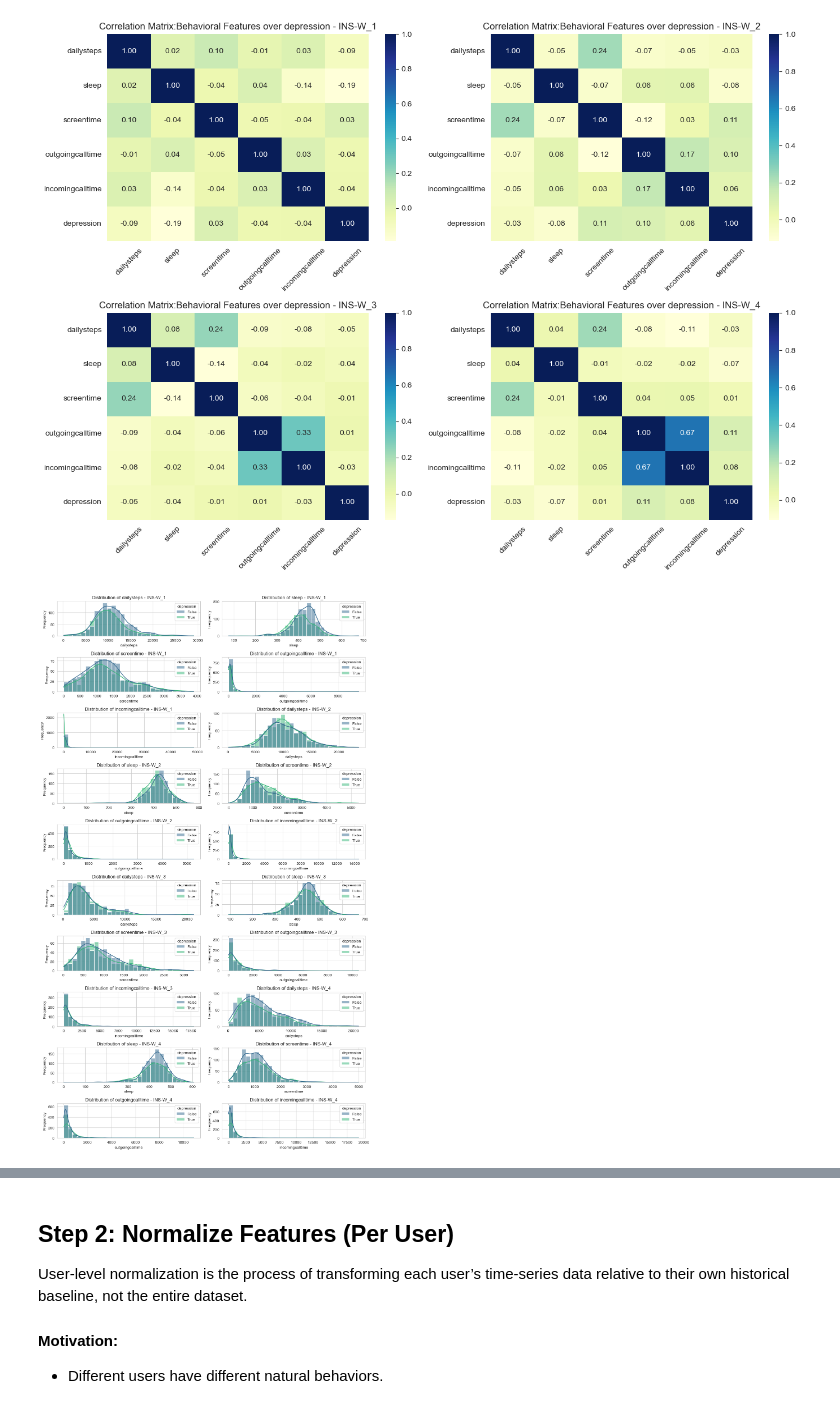
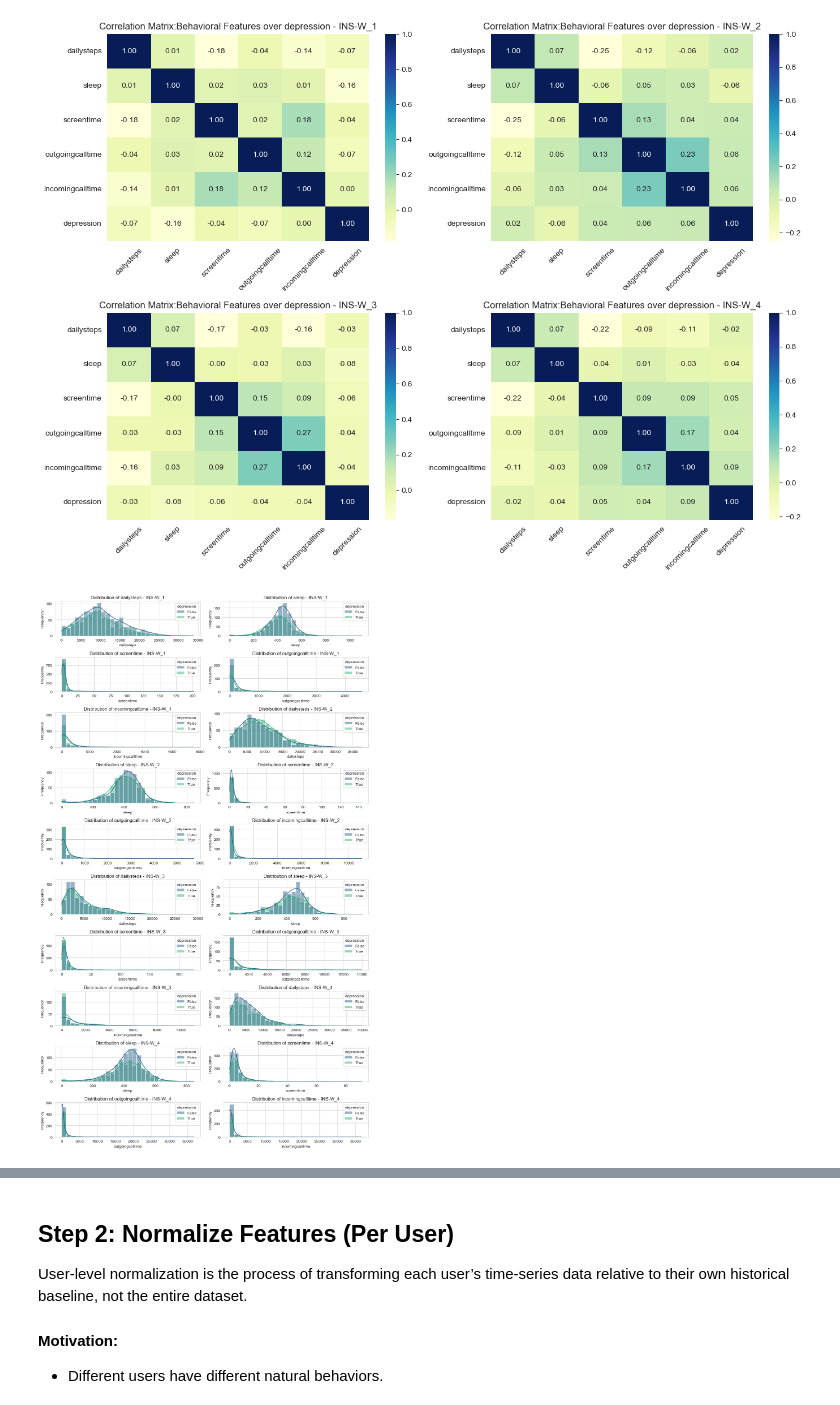
Before and after one commit to vikasailearning/Depression-Detection-, a Jupyter notebook: PythonProject/notebook.ipynb, the cells around one changed output, grey strips where cells are left out. Drawn from its saved outputs; the diff is of its cells as text; code cells hidden in the pictures.

```diff
--- a/PythonProject/notebook.ipynb
+++ b/PythonProject/notebook.ipynb
@@ -108,0 +162,11 @@ box_plot_distrution_weekdays_weekend(data_yearly)
+# %%
+# Example: Outlier detection on sleep duration
+for dataset, df in data_yearly.items():
+    q1 = df[sleep_duration_col].quantile(0.25)
+    q2 = df[sleep_duration_col].quantile(0.50)
+    q3 = df[sleep_duration_col].quantile(0.75)
+    iqr = q3 - q1
+    lower = q1 - 1.5 * iqr
+    upper = q3 + 1.5 * iqr
+    outliers = df[(df[sleep_duration_col] < lower) | (df[sleep_duration_col] > upper)]
+    print(f"{dataset}: Sleep duration: Q1 {round(q1,2)}, Q2 {round(q2,2)}, Q3 {round(q3,2)} Outliers {len(outliers)}")
@@ -109,10 +190,10 @@ box_plot_distrution_weekdays_weekend(data_yearly)
 # %%
 # Pick relevant behavioral + depression columns
-features = ['f_steps:fitbit_steps_summary_rapids_mediansumsteps:14dhist',
-            'f_slp:fitbit_sleep_summary_rapids_avgdurationasleepmain:14dhist',
-            'f_screen:phone_screen_rapids_countepisodeunlock:14dhist',
-            'f_call:phone_calls_rapids_outgoing_meanduration:14dhist',
-            'f_call:phone_calls_rapids_incoming_meanduration:14dhist',
+features = ['f_steps:fitbit_steps_summary_rapids_avgsumsteps:allday',
+            'f_slp:fitbit_sleep_summary_rapids_avgdurationasleepmain:allday',
+            'f_screen:phone_screen_rapids_avgdurationunlock:allday',
+            'f_call:phone_calls_rapids_outgoing_meanduration:allday',
+            'f_call:phone_calls_rapids_incoming_meanduration:allday',
             'dep']
 
 featuresdict = {
@@ -123,4 +204,11 @@ featuresdict = {
     features[4]:'incomingcalltime',
     features[5]:'depression',
 }
+# %%
+features_data_yearly = {}
+for i,dataset in enumerate(DATA_SETS[:4]):
+    data = data_yearly[dataset]
+    features_df = data[features].dropna(how='all')
+    features_df = features_df.rename(columns=featuresdict)
+    features_data_yearly[dataset] = features_df
 # %%
@@ -139,18 +225,16 @@ def draw_heat_map_behavioral_features(data_yearly):
     plt.tight_layout()
     plt.show()
 # %%
-draw_heat_map_behavioral_features(data_yearly)
+draw_heat_map_behavioral_features(features_data_yearly)
 # %% [output]
-[figure, old version]
+[figure, new version]
 # %%
-def draw_histogram_behavioral_features(data_yearly):
+def draw_histogram_behavioral_features(features_data_yearly):
     fig, ax = plt.subplots(10,2,figsize=(12,20))
     ax = ax.flatten()
     index = 0
     for i,dataset in enumerate(DATA_SETS[:4]):
-        data = data_yearly[dataset]
-        features_df = data[features].dropna(how='all')
-        features_df = features_df.rename(columns=featuresdict)
+        features_df = features_data_yearly[dataset]
         values_list = list(featuresdict.values())
         X_labels = features_df[values_list[:-1]]
         y_label = values_list[-1]
@@ -164,9 +248,9 @@ def draw_histogram_behavioral_features(data_yearly):
     plt.tight_layout()
     plt.show()
 # %%
-draw_histogram_behavioral_features(data_yearly)
+draw_histogram_behavioral_features(features_data_yearly)
 # %% [output]
-[figure, old version]
+[figure, new version]
 # %%
 all_data = pd.DataFrame()
 for i,dataset in enumerate(DATA_SETS[:4]):
```
Also changed, not shown: parts of 43 cells of this notebook, 2 other files.
